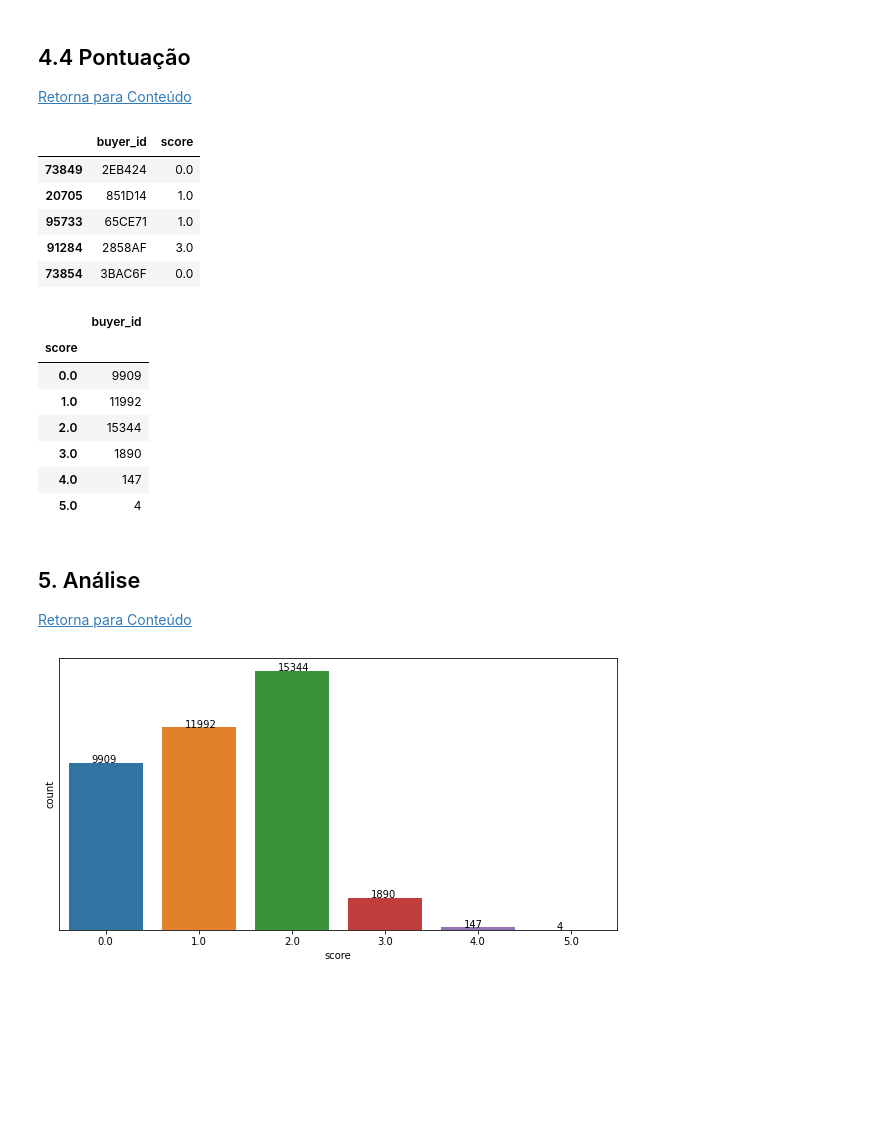
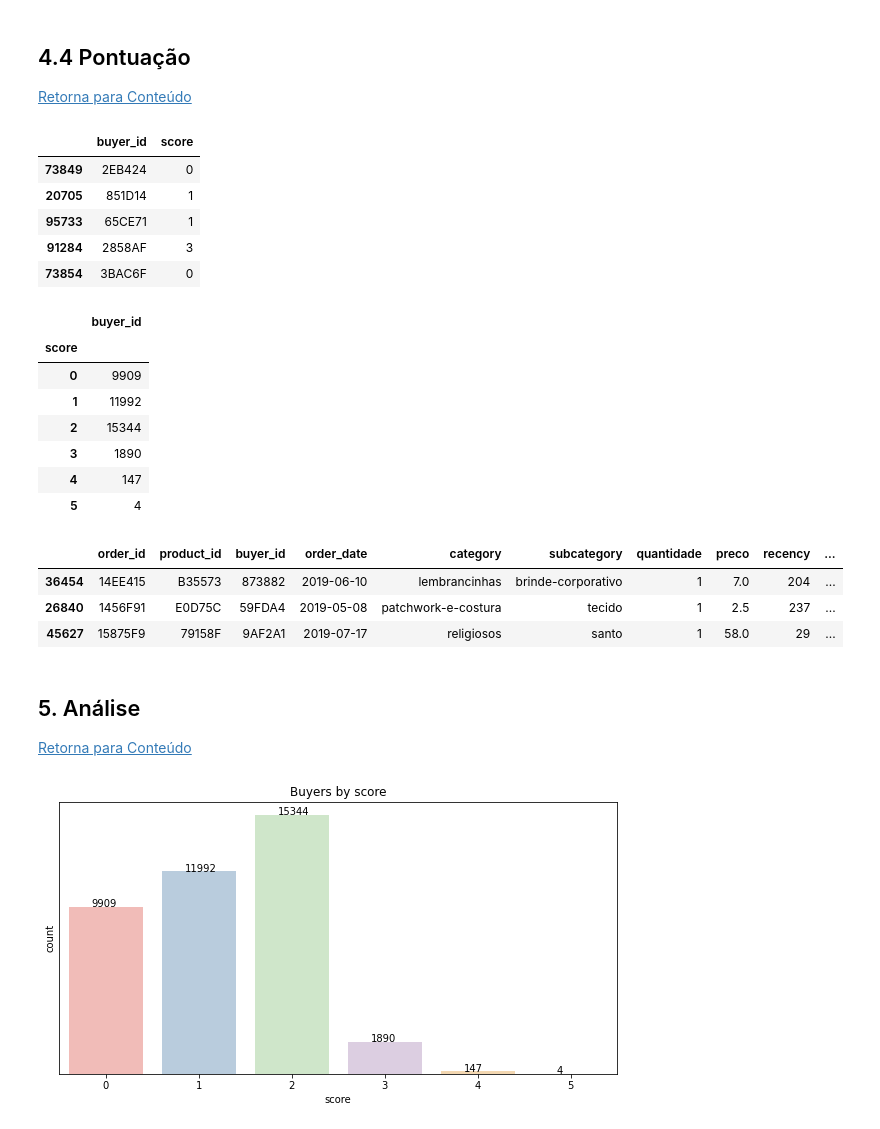
Before and after one commit to pathilink/elo7_mkt_case, a Jupyter notebook: notebook/elo7_mkt_case.ipynb, the cells around one changed output. Drawn from its saved outputs; the diff is of its cells as text; code cells hidden in the pictures; blank space fills up the shorter version.

Commit message:
update until graphs

```diff
--- a/notebook/elo7_mkt_case.ipynb
+++ b/notebook/elo7_mkt_case.ipynb
@@ -395,6 +403,7 @@ plt.show()
 # %%
 # copy dataset
-df_clusters = df_buyer[['order_id', 'buyer_id', 'quantidade', 'preco', 'recency']].copy()
+# df_clusters = df_buyer[['order_id', 'buyer_id', 'quantidade', 'preco', 'recency']].copy()
+df_clusters = df_buyer.copy()
 # %%
 # criar coluna recency_cluster
 kmeans = KMeans(n_clusters=3, random_state=seed_value)
@@ -531,34 +540,43 @@ df_clusters.groupby('monetary_cluster')['monetary'].describe()
 [Retorna para Conteúdo](#Conteúdo)
 # %%
 # filtra cols
-df_clusters_final = df_clusters[['buyer_id','recency','recency_cluster','frequency','frequency_cluster','monetary','monetary_cluster']].drop_duplicates()
+df_score = df_clusters[['buyer_id','recency','recency_cluster','frequency','frequency_cluster','monetary','monetary_cluster']].drop_duplicates()
 
 # calcular score
-df_clusters_final['score'] = df_clusters_final['recency_cluster'] + df_clusters['frequency_cluster'] + df_clusters['monetary_cluster']
+df_score['score'] = df_score['recency_cluster'] + df_score['frequency_cluster'] + df_score['monetary_cluster']
 
 # filtra cols
-df_clusters_final = df_clusters_final[['buyer_id', 'score']]
+df_score = df_score[['buyer_id', 'score']]
 
-df_clusters_final.sample(5)
+df_score.sample(5)
 # %% [output]
 |  | buyer_id | score |
-| 73849 | 2EB424 | 0.0 |
-| 20705 | 851D14 | 1.0 |
-| 95733 | 65CE71 | 1.0 |
-| 91284 | 2858AF | 3.0 |
-| 73854 | 3BAC6F | 0.0 |
+| 73849 | 2EB424 | 0 |
+| 20705 | 851D14 | 1 |
+| 95733 | 65CE71 | 1 |
+| 91284 | 2858AF | 3 |
+| 73854 | 3BAC6F | 0 |
 # %%
 # total de buyers por score
-df_clusters_final.groupby('score').count()
+df_score.groupby('score').count()
 # %% [output]
 |  | buyer_id |
 | score |  |
-| 0.0 | 9909 |
-| 1.0 | 11992 |
-| 2.0 | 15344 |
-| 3.0 | 1890 |
-| 4.0 | 147 |
-| 5.0 | 4 |
+| 0 | 9909 |
+| 1 | 11992 |
+| 2 | 15344 |
+| 3 | 1890 |
+| 4 | 147 |
+| 5 | 4 |
+# %%
+# df para análise
+df_analysis =  pd.merge(df_clusters, df_score, on='buyer_id')
+df_analysis.sample(3)
+# %% [output]
+|  | order_id | product_id | buyer_id | order_date | category | subcategory | quantidade | preco | recency | ... |
+| 36454 | 14EE415 | B35573 | 873882 | 2019-06-10 | lembrancinhas | brinde-corporativo | 1 | 7.0 | 204 | ... |
+| 26840 | 1456F91 | E0D75C | 59FDA4 | 2019-05-08 | patchwork-e-costura | tecido | 1 | 2.5 | 237 | ... |
+| 45627 | 15875F9 | 79158F | 9AF2A1 | 2019-07-17 | religiosos | santo | 1 | 58.0 | 29 | ... |
 # %% [markdown]
 ## 5. Análise
 [Retorna para Conteúdo](#Conteúdo)
@@ -565,14 +585,15 @@ df_clusters_final.groupby('score').count()
 # %%
 plt.figure(figsize=(10, 5))
-ax = sns.countplot(data=df_clusters_final, x="score")
+ax = sns.countplot(data=df_score, x="score", palette='Pastel1')
 
 for p in ax.patches:
     ax.annotate('{:}'.format(p.get_height()), (p.get_x()+0.25, p.get_height()+0.01))
 
 # remover ticks e valores do eixo y
+ax.set_title('Buyers by score', fontsize=12)
 ax.set_yticks([])
 ax.set_yticklabels([])
 
 plt.show()
 # %% [output]
-[figure, old version]
+[figure, new version]
```
Also changed, not shown: parts of 19 cells of this notebook.
